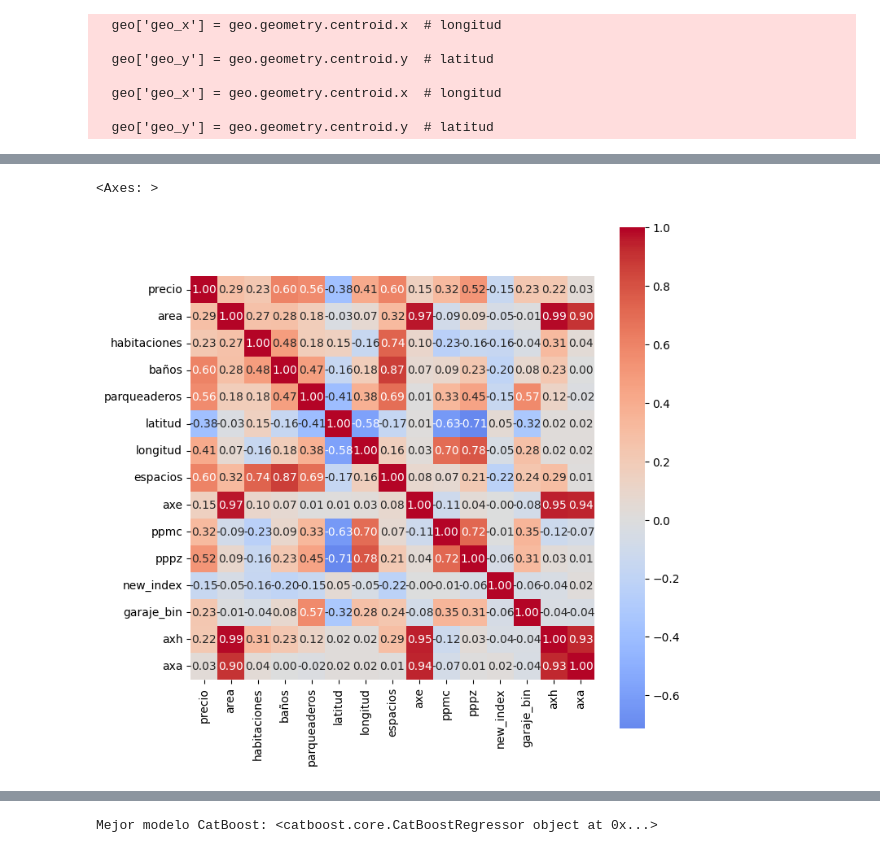
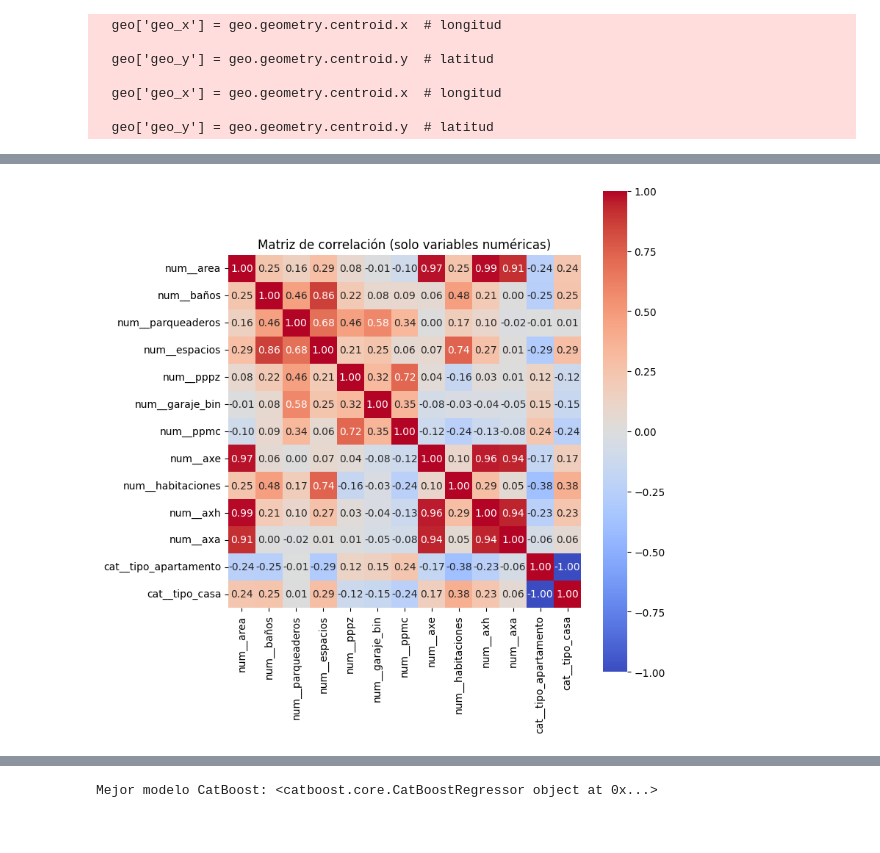
Before and after one commit to roman-correa/news, a Jupyter notebook: new_scraper.ipynb, the cells around one changed output, grey strips where cells are left out. Saved outputs shown, nothing was run; the diff lists cells and outputs as text; code cells hidden in the pictures.

```diff
--- a/new_scraper.ipynb
+++ b/new_scraper.ipynb
@@ -430,8 +430,10 @@ arr_def_mede['ppmc'] = arr_def_mede['nombre'].map(ppmc_arr)
 arr_def_mede['pppz'] = arr_def_mede['nombre'].map(pppz_arr)
 arr_def_mede['axh'] = arr_def_mede['area'] * (arr_def_mede['habitaciones'] )
 arr_def_mede['axa'] = arr_def_mede['area'] * arr_def_mede['area']
-arr_def_mede['new_index'] = arr_def_mede.sort_values(by='ppmc', ascending=True).reset_index().index
+arr_def_mede['new_index'] = arr_def_mede['ppmc']/( arr_def_mede['ppmc'].max())*100
 arr_def_mede['garaje_bin'] = arr_def_mede['parqueaderos'].apply(lambda x: 1 if x > 0 else 0)
+arr_def_mede['parq_area'] = arr_def_mede['parqueaderos'] / arr_def_mede['area']
+arr_def_mede['parq2'] = arr_def_mede['parqueaderos'] * arr_def_mede['parqueaderos']
 
 
 
@@ -440,8 +442,11 @@ ven_def_mede['ppmc'] = ven_def_mede['nombre'].map(ppmc_ven)
 ven_def_mede['pppz'] = ven_def_mede['nombre'].map(pppz_ven)
 ven_def_mede['axh'] = ven_def_mede['area'] * (ven_def_mede['habitaciones'] )
 ven_def_mede['axa'] = ven_def_mede['area'] * ven_def_mede['area']
-ven_def_mede['new_index'] = ven_def_mede.sort_values(by='ppmc', ascending=True).reset_index().index
+ven_def_mede['new_index'] = ven_def_mede['ppmc']/( ven_def_mede['ppmc'].max())*100
 ven_def_mede['garaje_bin'] = ven_def_mede['parqueaderos'].apply(lambda x: 1 if x > 0 else 0)
+ven_def_mede['parq_area'] = ven_def_mede['parqueaderos'] / ven_def_mede['area']
+ven_def_mede['parq2'] = ven_def_mede['parqueaderos'] * ven_def_mede['parqueaderos']
+
 arr_def_mede
 # %% [output]
 |  | tipo | precio | area | habitaciones | baños | parqueaderos | nombre | latitud | longitud | espacios | ... |
@@ -535,24 +519,27 @@ from sklearn.compose import ColumnTransformer
 from sklearn.pipeline import Pipeline
 from sklearn.preprocessing import StandardScaler, OneHotEncoder, LabelEncoder
 from sklearn.model_selection import train_test_split
+import numpy as np
+
 # pipeline para variables numéricas
 numeric_pipeline = Pipeline([
         ('scaler', StandardScaler())
 ])
-coord_pipeline = Pipeline([
-        ('scaler_coords', StandardScaler())
-])
+
 # pipeline para variables categóricas: usar OneHotEncoder (soporta columnas múltiples en ColumnTransformer)
 categorical_pipeline = Pipeline([
         ('ohe', OneHotEncoder(handle_unknown='ignore'))
 ])
-#categorical_pipeline = Pipeline([('LabelEncoder', LabelEncoder())])
-num_attribs = ['area', 'baños', 'parqueaderos','espacios', 'pppz', 'garaje_bin', 'ppmc', 'axe', 'habitaciones','new_index','axh','axa']
-#num_attribs = ['area', 'pppz', 'ppmc','new_index','axh']
-cat_attribs = ['tipo', 'nombre']
-coord_attribs = ['longitud', 'latitud']
+
+# columnas que queremos pasar tal cual (otras columnas)
+
+
+# listas de atributos
+num_attribs = ['area', 'baños', 'parqueaderos', 'espacios', 'pppz', 'garaje_bin', 'ppmc', 'axe', 'habitaciones', 'axh', 'axa','new_index', 'parq_area', 'parq2']
+cat_attribs = ['tipo']
+
+# Construir ColumnTransformer correctamente: usar 'passthrough' para columnas que no requieren transformación
 preprocessor = ColumnTransformer([
     ('num', numeric_pipeline, num_attribs),
-    ('cat', categorical_pipeline, cat_attribs),
-    ('coord', coord_pipeline, coord_attribs)
+    ('cat', categorical_pipeline, cat_attribs)
 ])
@@ -559,7 +549,8 @@ preprocessor = ColumnTransformer([
 # %%
 dfa = arr_def_mede.copy()
-train_data = dfa[num_attribs + cat_attribs + coord_attribs]
+train_data = dfa[num_attribs + cat_attribs]
 train_target = dfa['precio']
+train_target = np.log(train_target)
 data_train, data_test, target_train, target_test = train_test_split(
     train_data, train_target, test_size=0.2, random_state=1954
 )
@@ -599,16 +653,20 @@ dfa_trans
 # %%
 import seaborn as sns
-correlacion = arr_def_mede.drop(['tipo','nombre'], axis=1).corr(method='pearson')
+
+# Seleccionar solo columnas numéricas para evitar dependencias de nombres generados por ColumnTransformer
+correlacion = dfa_trans.select_dtypes(include='number').corr(method='pearson')
+
 plt.figure(figsize=(8, 8))
 sns.heatmap(correlacion,
            annot=True,        # Mostrar valores
            cmap='coolwarm',   # Colores
            center=0,          # Centro en 0
            fmt='.2f',         # 2 decimales
            square=True)       # Celdas cuadradas
+plt.title('Matriz de correlación (solo variables numéricas)')
+plt.tight_layout()
 # %% [output]
-<Axes: >
-[figure, old version]
+[figure, new version]
 # %%
 dfa.sort_values(by='ppmc', ascending=True)
 # %% [output]
```
Also changed, not shown: parts of 16 cells of this notebook, 7 other files.
